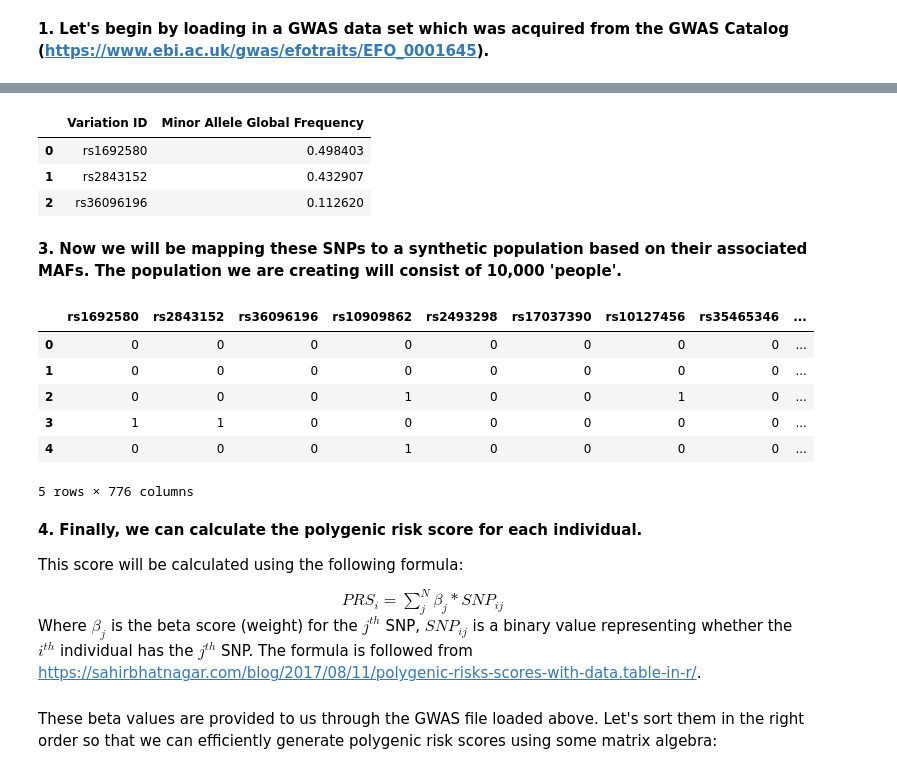
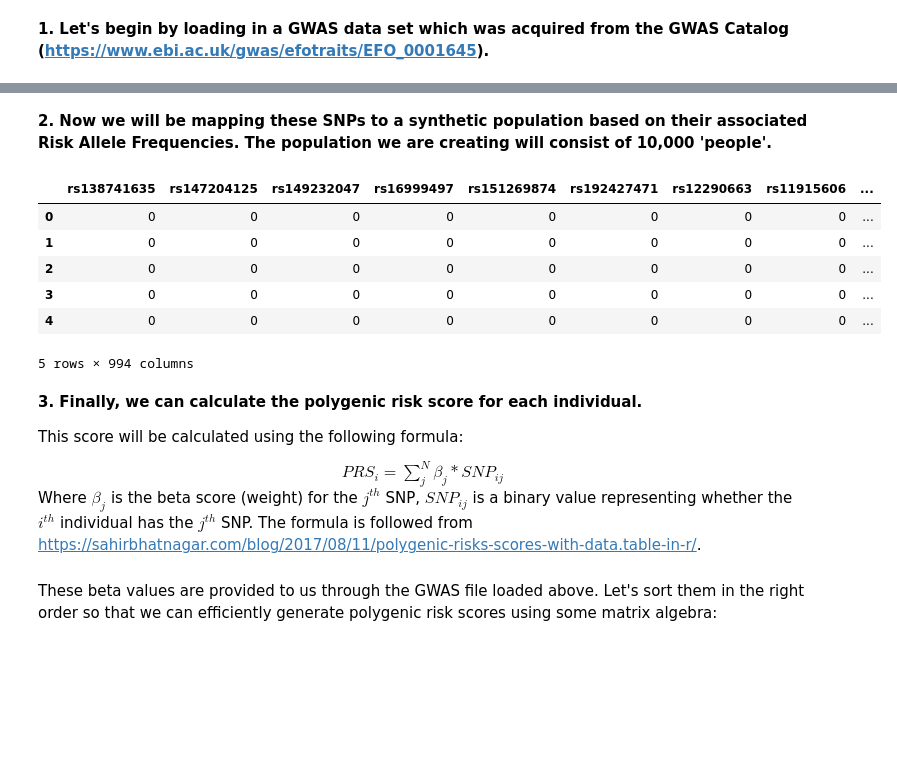
Before and after one commit to esanchez01/PredictingDisease, a Jupyter notebook: notebooks/Simulate_Data.ipynb, the cells around one changed output, grey strips where cells are left out. Drawn from its saved outputs; the diff is of its cells as text; code cells hidden in the pictures; blank space fills up the shorter version.

```diff
--- a/notebooks/Simulate_Data.ipynb
+++ b/notebooks/Simulate_Data.ipynb
@@ -11,7 +11,8 @@ Do to the fact that we were unable to acquire real individual-level SNP data wit
 # %% [markdown]
 **1. Let's begin by loading in a GWAS data set which was acquired from the GWAS Catalog (https://www.ebi.ac.uk/gwas/efotraits/EFO_0001645).**
 # %%
-coronary_heart = pd.read_csv('../testdata/gwas/gwas_simulate.tsv', sep="\t")
+coronary_heart = pd.read_csv('../testdata/gwas/gwas_simulate.csv')
 
 # Cleaning to include only SNPs with beta values
-coronary_heart = coronary_heart.dropna(subset=['OR or BETA'], axis=0)
+coronary_heart = coronary_heart.dropna(subset=['beta', 'effect_allele_frequency'], axis=0)
+coronary_heart = coronary_heart.drop_duplicates()
@@ -36,46 +19,27 @@ dbsnp   rs201394051
-# %%
-# Reading in generated MAF data
-maf_cols = ['Variation ID', 'Minor Allele Global Frequency']
-maf = pd.read_csv('../references/snp_mafs.txt', sep='\t', usecols=maf_cols)
-
-# Dropping duplicates
-maf = maf.drop_duplicates(subset=maf_cols)
-
-# Dropping SNPs with maf of 'None'
-maf = maf[maf['Minor Allele Global Frequency'] != 'None']
-
-# Converting maf to correct data type
-maf['Minor Allele Global Frequency'] = maf['Minor Allele Global Frequency'].astype(float)
-maf.head(3)
-# %% [output]
-|  | Variation ID | Minor Allele Global Frequency |
-| 0 | rs1692580 | 0.498403 |
-| 1 | rs2843152 | 0.432907 |
-| 2 | rs36096196 | 0.112620 |
 # %% [markdown]
-**3. Now we will be mapping these SNPs to a synthetic population based on their associated MAFs. The population we are creating will consist of 10,000 'people'.**
+**2. Now we will be mapping these SNPs to a synthetic population based on their associated Risk Allele Frequencies. The population we are creating will consist of 10,000 'people'.**
 # %%
 indiv_rows = []
 
 N = 10000
 for _ in range(N):
-    has_snps = (maf['Minor Allele Global Frequency']
+    has_snps = (coronary_heart['effect_allele_frequency']
                 .apply(lambda x: np.random.choice(a=[0,1], p=[1-x, x])))
     indiv_rows.append(has_snps.values)
 
-simulated_df = pd.DataFrame(indiv_rows, columns=maf['Variation ID'])
+simulated_df = pd.DataFrame(indiv_rows, columns=coronary_heart['variant_id'])
 simulated_df.columns.name = ''
 simulated_df.head()
 # %% [output]
-|  | rs1692580 | rs2843152 | rs36096196 | rs10909862 | rs2493298 | rs17037390 | rs10127456 | rs35465346 | ... |
+|  | rs138741635 | rs147204125 | rs149232047 | rs16999497 | rs151269874 | rs192427471 | rs12290663 | rs11915606 | ... |
 | 0 | 0 | 0 | 0 | 0 | 0 | 0 | 0 | 0 | ... |
 | 1 | 0 | 0 | 0 | 0 | 0 | 0 | 0 | 0 | ... |
-| 2 | 0 | 0 | 0 | 1 | 0 | 0 | 1 | 0 | ... |
-| 3 | 1 | 1 | 0 | 0 | 0 | 0 | 0 | 0 | ... |
-| 4 | 0 | 0 | 0 | 1 | 0 | 0 | 0 | 0 | ... |
+| 2 | 0 | 0 | 0 | 0 | 0 | 0 | 0 | 0 | ... |
+| 3 | 0 | 0 | 0 | 0 | 0 | 0 | 0 | 0 | ... |
+| 4 | 0 | 0 | 0 | 0 | 0 | 0 | 0 | 0 | ... |
-5 rows × 776 columns
+5 rows × 994 columns
 # %% [markdown]
-**4. Finally, we can calculate the polygenic risk score for each individual.**
+**3. Finally, we can calculate the polygenic risk score for each individual.**
 
 This score will be calculated using the following formula:
 
```
Also changed, not shown: parts of 12 cells of this notebook, 23 other files.
